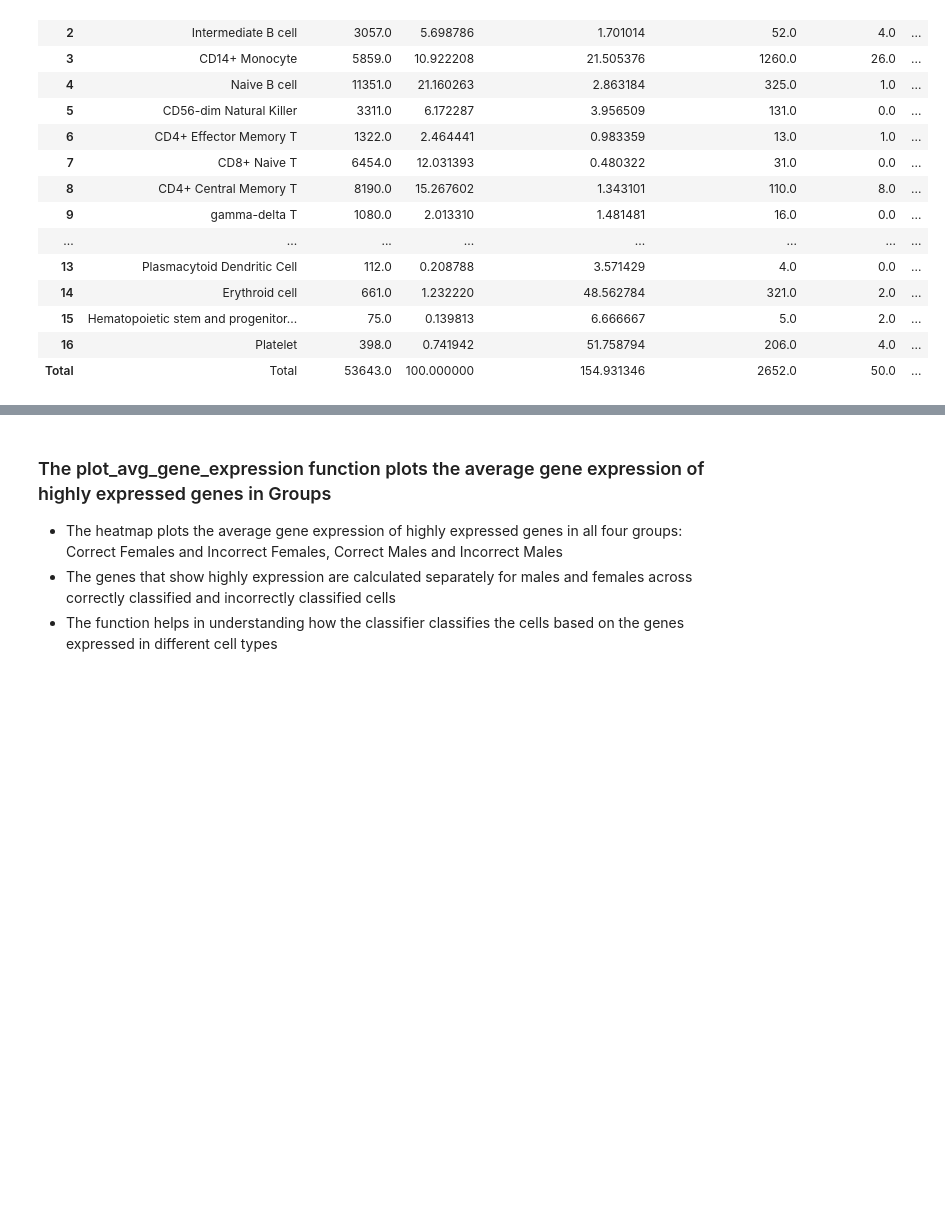
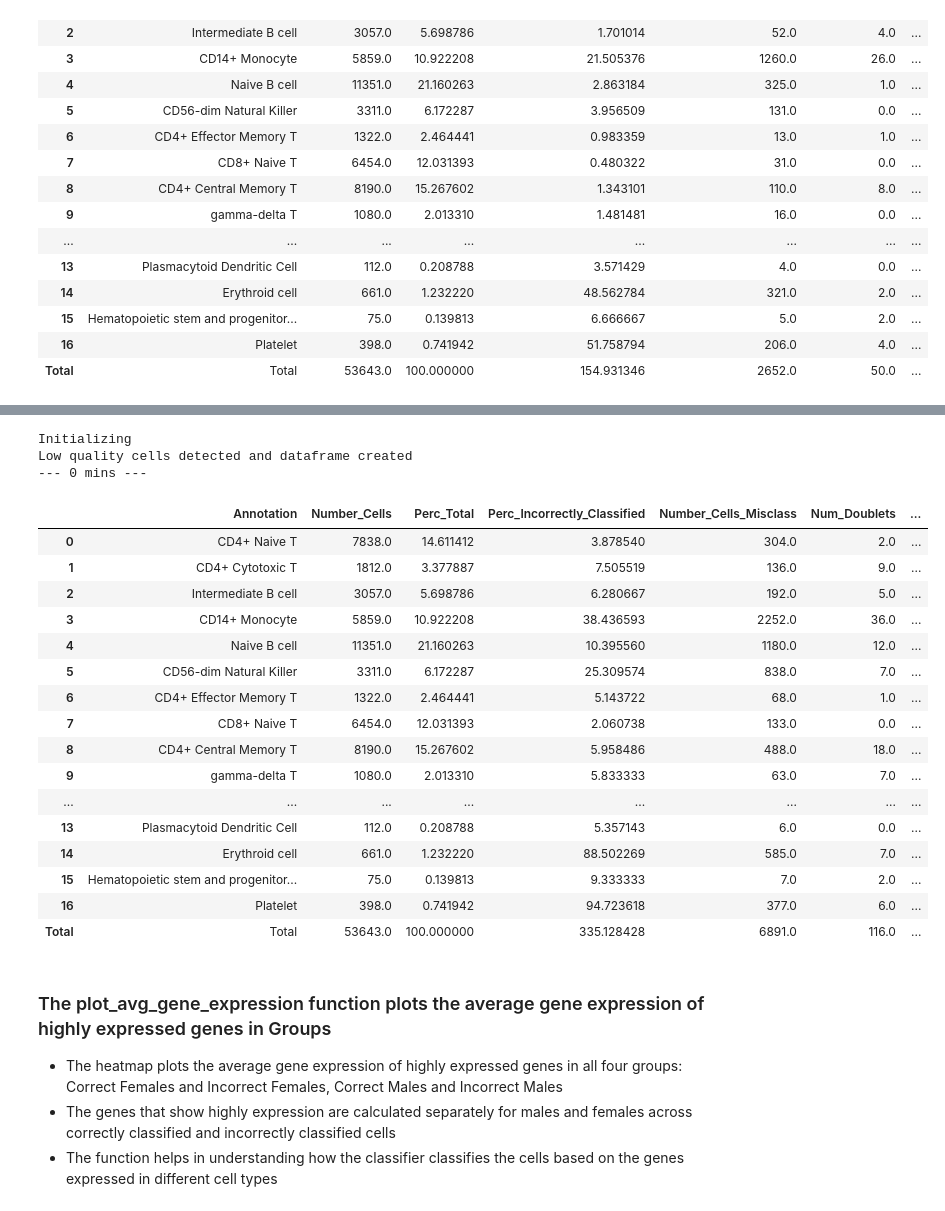
Before and after one commit to KlughammerLab/ScraMF, a Jupyter notebook: Documentation/Documentation_PBMC.ipynb, the cells around one changed output, grey strips where cells are left out. Saved outputs shown, nothing was run; the diff lists cells and outputs as text; code cells hidden in the pictures; blank space fills up the shorter version.

```diff
--- a/Documentation/Documentation_PBMC.ipynb
+++ b/Documentation/Documentation_PBMC.ipynb
@@ -100,3 +109,30 @@ df
+# %%
+adata_test.obs.drop('Sex', axis=1, inplace=True)
+df_ambiguously_classified = scp.ambiguously_classified(adata_test, class_prob_cutoff=0.85)
+# %% [output]
+Initializing
+Low quality cells detected and dataframe created
+--- 0 mins ---
+# %%
+df_ambiguously_classified
+# %% [output]
+|  | Annotation | Number_Cells | Perc_Total | Perc_Incorrectly_Classified | Number_Cells_Misclass | Num_Doublets | ... |
+| 0 | CD4+ Naive T | 7838.0 | 14.611412 | 3.878540 | 304.0 | 2.0 | ... |
+| 1 | CD4+ Cytotoxic T | 1812.0 | 3.377887 | 7.505519 | 136.0 | 9.0 | ... |
+| 2 | Intermediate B cell | 3057.0 | 5.698786 | 6.280667 | 192.0 | 5.0 | ... |
+| 3 | CD14+ Monocyte | 5859.0 | 10.922208 | 38.436593 | 2252.0 | 36.0 | ... |
+| 4 | Naive B cell | 11351.0 | 21.160263 | 10.395560 | 1180.0 | 12.0 | ... |
+| 5 | CD56-dim Natural Killer | 3311.0 | 6.172287 | 25.309574 | 838.0 | 7.0 | ... |
+| 6 | CD4+ Effector Memory T | 1322.0 | 2.464441 | 5.143722 | 68.0 | 1.0 | ... |
+| 7 | CD8+ Naive T | 6454.0 | 12.031393 | 2.060738 | 133.0 | 0.0 | ... |
+| 8 | CD4+ Central Memory T | 8190.0 | 15.267602 | 5.958486 | 488.0 | 18.0 | ... |
+| 9 | gamma-delta T | 1080.0 | 2.013310 | 5.833333 | 63.0 | 7.0 | ... |
+| ... | ... | ... | ... | ... | ... | ... | ... |
+| 13 | Plasmacytoid Dendritic Cell | 112.0 | 0.208788 | 5.357143 | 6.0 | 0.0 | ... |
+| 14 | Erythroid cell | 661.0 | 1.232220 | 88.502269 | 585.0 | 7.0 | ... |
+| 15 | Hematopoietic stem and progenitor... | 75.0 | 0.139813 | 9.333333 | 7.0 | 2.0 | ... |
+| 16 | Platelet | 398.0 | 0.741942 | 94.723618 | 377.0 | 6.0 | ... |
+| Total | Total | 53643.0 | 100.000000 | 335.128428 | 6891.0 | 116.0 | ... |
 # %% [markdown]
 ### The plot_avg_gene_expression function plots the average gene expression of highly expressed genes in Groups
 - The heatmap plots the average gene expression of highly expressed genes in all four groups: Correct Females and Incorrect Females, Correct Males and Incorrect Males
```
Also changed, not shown: parts of 6 cells of this notebook, 4 other files.
